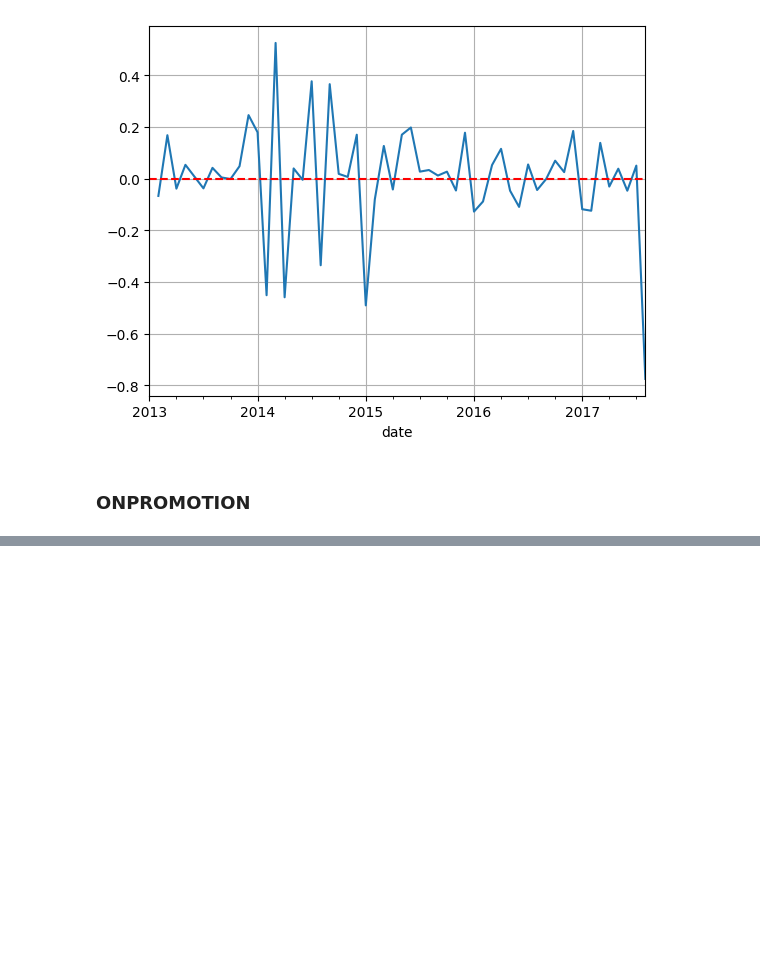
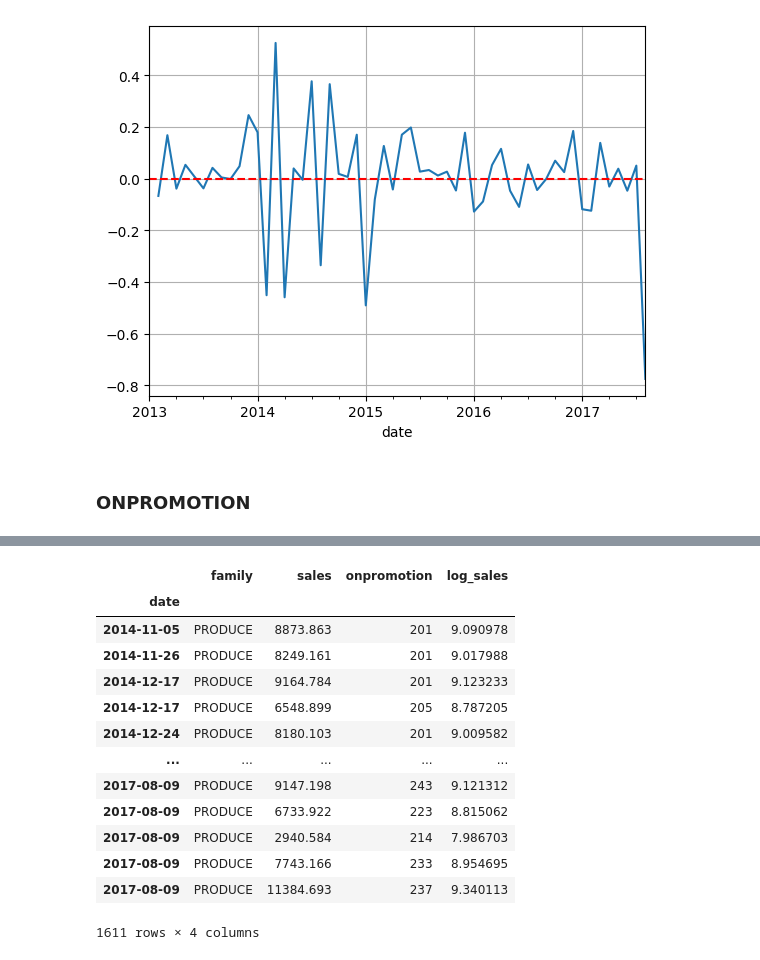
Before and after one commit to Humberto1212-salazar/Modelo-Forecasting, a Jupyter notebook: notebook/silver.ipynb, the cells around one changed output, grey strips where cells are left out. Saved outputs shown, nothing was run; the diff lists cells and outputs as text; code cells hidden in the pictures; blank space fills up the shorter version.

```diff
--- a/notebook/silver.ipynb
+++ b/notebook/silver.ipynb
@@ -247,0 +268,21 @@ monthly_2=monthly.drop(columns="diff_sales").copy()
+# %%
+from scipy.stats import zscore
+
+z=zscore(df["onpromotion"])
+outliers=df[np.abs(z)>5]
+outliers.loc[outliers["onpromotion"]>200]
+# %% [output]
+|  | family | sales | onpromotion | log_sales |
+| date |  |  |  |  |
+| 2014-11-05 | PRODUCE | 8873.863 | 201 | 9.090978 |
+| 2014-11-26 | PRODUCE | 8249.161 | 201 | 9.017988 |
+| 2014-12-17 | PRODUCE | 9164.784 | 201 | 9.123233 |
+| 2014-12-17 | PRODUCE | 6548.899 | 205 | 8.787205 |
+| 2014-12-24 | PRODUCE | 8180.103 | 201 | 9.009582 |
+| ... | ... | ... | ... | ... |
+| 2017-08-09 | PRODUCE | 9147.198 | 243 | 9.121312 |
+| 2017-08-09 | PRODUCE | 6733.922 | 223 | 8.815062 |
+| 2017-08-09 | PRODUCE | 2940.584 | 214 | 7.986703 |
+| 2017-08-09 | PRODUCE | 7743.166 | 233 | 8.954695 |
+| 2017-08-09 | PRODUCE | 11384.693 | 237 | 9.340113 |
+1611 rows × 4 columns
```
Also changed, not shown: parts of 8 cells of this notebook, 3 other files.
